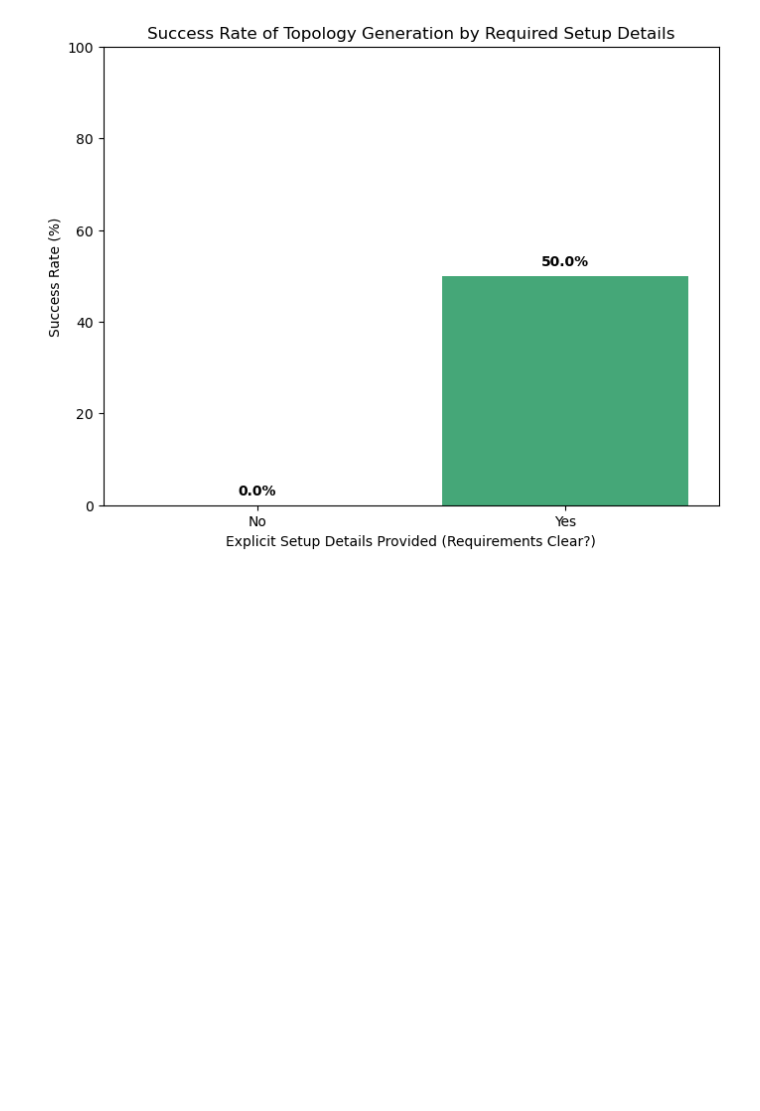
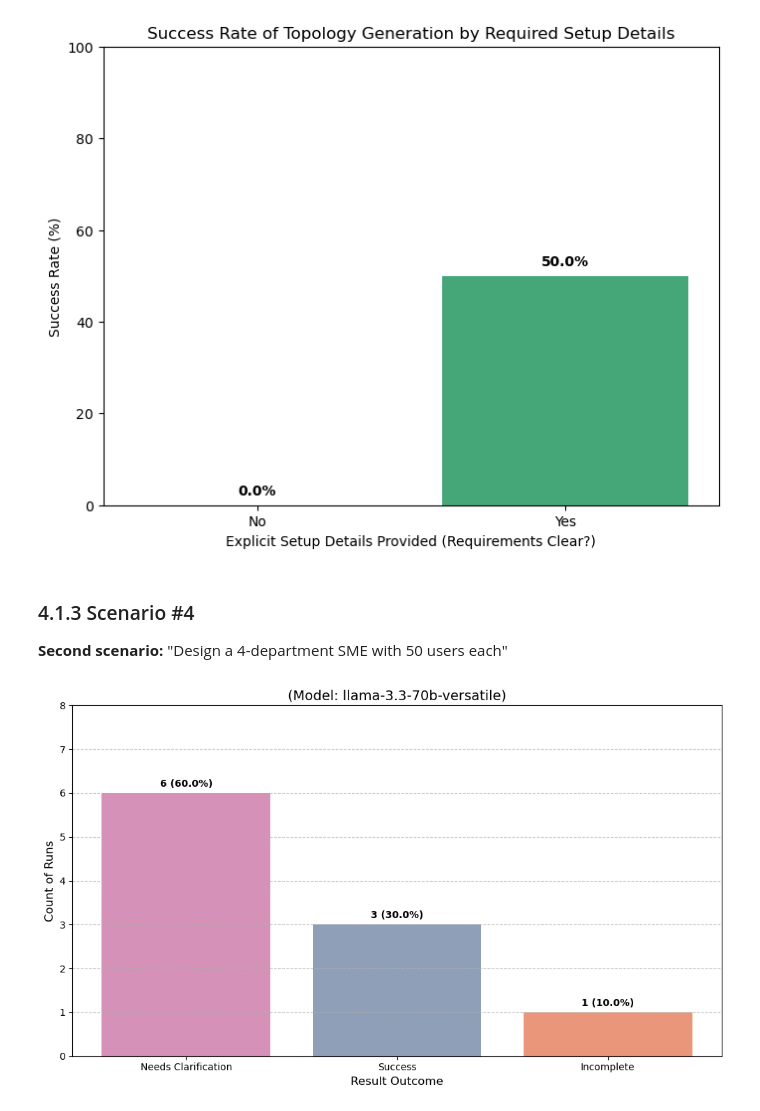
Before and after one commit to Abdisamad001/TopoScribe-AI, a Jupyter notebook: backend/data/scenario-analysis.ipynb, the cells around one changed output. Cells and saved outputs as stored; diff of their text form; code cells hidden in the pictures; blank space fills up the shorter version.

Commit message:
Scenario-4 Visualized

```diff
--- a/backend/data/scenario-analysis.ipynb
+++ b/backend/data/scenario-analysis.ipynb
@@ -70,3 +70,53 @@ Passing `palette` without assigning `hue` is deprecated and will be removed in v
 
   ax = sns.barplot(data=success_stats, x='Requirements Clear?', y='Success Rate (%)', palette='viridis')
 [figure]
+# %% [markdown]
+### 4.1.3 Scenario #4
+**Second scenario:** "Design a 4-department SME with 50 users each"
+# %%
+
+data = {
+    'Run #': [32, 33, 34, 35, 36, 37, 38, 39, 40, 41],
+    'Result': [
+        'Needs Clarification', 'Needs Clarification', 'Success',
+        'Needs Clarification', 'Needs Clarification', 'Success',
+        'Incomplete', 'Needs Clarification', 'Needs Clarification', 'Success'
+    ]
+}
+
+df = pd.DataFrame(data)
+
+# Calculate counts and percentages
+result_counts = df['Result'].value_counts()
+labels = result_counts.index
+values = result_counts.values
+percentages = (result_counts / len(df) * 100).round(1)
+
+# Plot
+plt.figure(figsize=(10, 6))
+colors = ['#d691b8', '#8f9fb8', '#e9967a']
+bars = plt.bar(labels, values, color=colors)
+
+# Add value labels on top of bars
+for bar, pct in zip(bars, percentages):
+    yval = bar.get_height()
+    plt.text(
+        bar.get_x() + bar.get_width()/2,
+        yval + 0.1,
+        f'{int(yval)} ({pct}%)',
+        ha='center',
+        va='bottom',
+        fontweight='bold'
+    )
+
+# Formatting
+plt.title('(Model: llama-3.3-70b-versatile)', fontsize=14)
+plt.xlabel('Result Outcome', fontsize=12)
+plt.ylabel('Count of Runs', fontsize=12)
+plt.ylim(0, 8)
+plt.grid(axis='y', linestyle='--', alpha=0.7)
+
+plt.tight_layout()
+plt.show()
+# %% [output]
+[figure, added]
```
Also changed, not shown: parts of 1 cell of this notebook, 3 other files.
